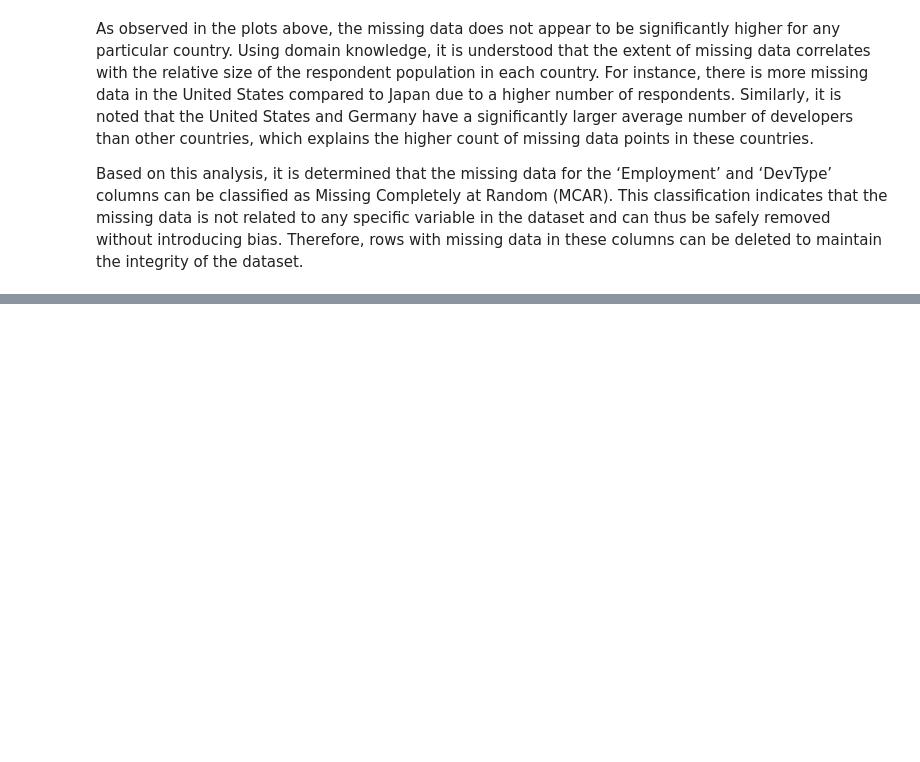
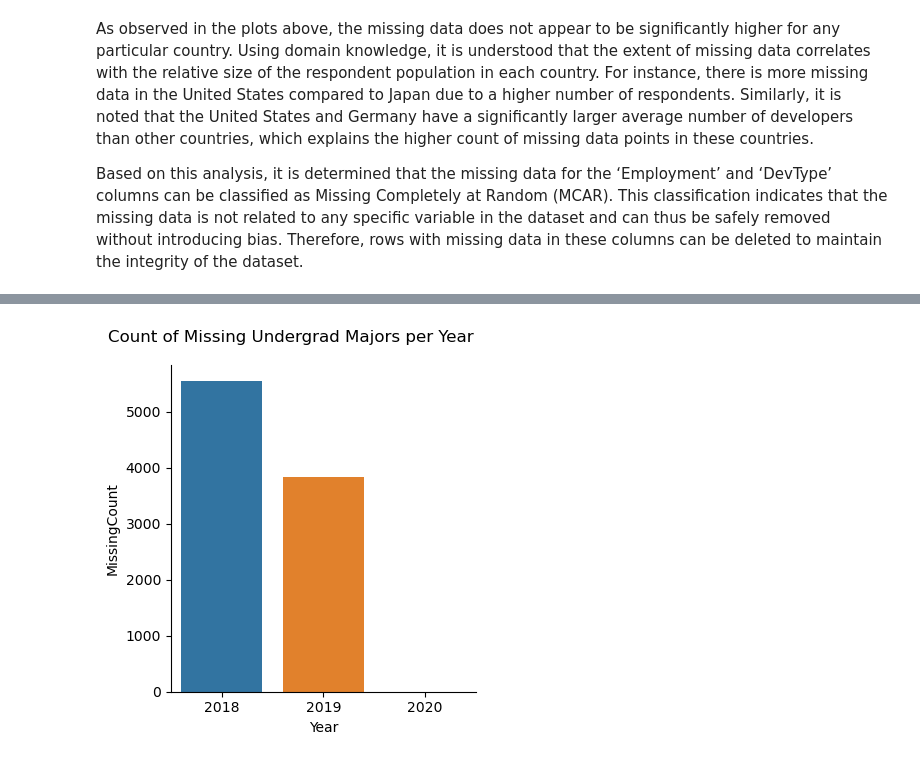
Before and after one commit to imrul10/Stack-Overflow-Survey-Trends, a Jupyter notebook: stack_overflow_survey_trends .ipynb, the cells around one changed output, grey strips where cells are left out. Drawn from its saved outputs; the diff is of its cells as text; code cells hidden in the pictures; blank space fills up the shorter version.

```diff
--- a/stack_overflow_survey_trends .ipynb
+++ b/stack_overflow_survey_trends .ipynb
@@ -230,0 +370,20 @@ dtype: int64
+# %%
+# Calculate Missing Data by Year
+missing_undergrad = (
+    stack_overflow_df['UndergradMajor']
+    .isnull() # Series of True/False for null values
+    .groupby(stack_overflow_df['Year']) # Group by year
+    .sum() # Sum of True (equivalent to counting nulls)
+    .rename('MissingCount') # Rename the Series itself before resetting the index
+    .reset_index() # Convert the Series to A DataFrame with 'Year' as a column
+)
+
+sns.catplot(x='Year', y='MissingCount',
+           data=missing_undergrad, kind='bar',
+           height=4, aspect=1)
+
+plt.suptitle('Count of Missing Undergrad Majors per Year', y='1.05')
+
+missing_undergrad;
+# %% [output]
+[figure, added]
```
Also changed, not shown: parts of 13 cells of this notebook.
